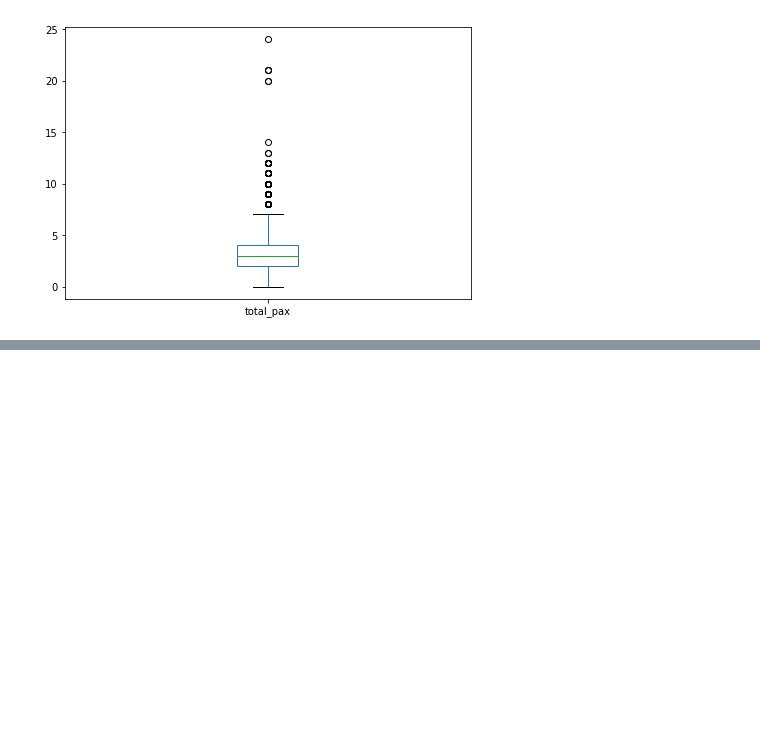
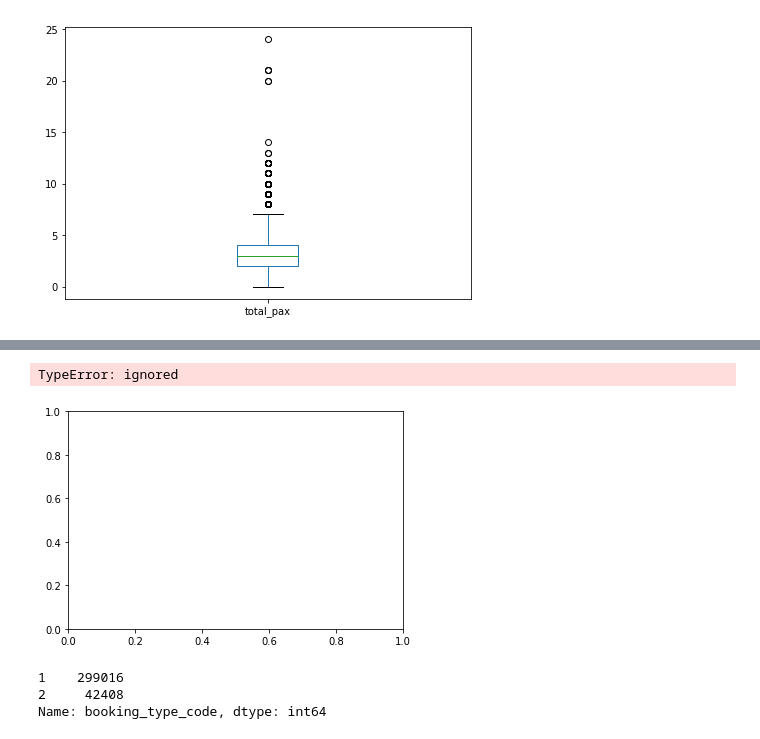
Before and after one commit to Ayanlola2002/Analyticsvidyah, a Jupyter notebook: club_mahindra.ipynb, the cells around one changed output, grey strips where cells are left out. Drawn from its saved outputs; the diff is of its cells as text; code cells hidden in the pictures; blank space fills up the shorter version.

```diff
--- a/club_mahindra.ipynb
+++ b/club_mahindra.ipynb
@@ -508,0 +532,20 @@ plt.show()
+# %%
+# let's plot a histogram with the fitted parameters used by the function
+sns.distplot(df_train['member_age_buckets'] , fit=norm);
+# get mean and standard deviation
+(mu, sigma) = norm.fit(df_train['member_age_buckets'])
+# add legends to the plot
+plt.legend(['Normal dist. ($\mu=$ {:.2f} and $\sigma=$ {:.2f} )'.format(mu, sigma)],
+            loc='best')
+plt.ylabel('Frequency')
+plt.title('amount');
+# %% [output]
+TypeError: ignored
+[figure, added]
+# %%
+#booking_type_code
+df_train['booking_type_code'].value_counts()
+# %% [output]
+1    299016
+2     42408
+Name: booking_type_code, dtype: int64
```
Also changed, not shown: parts of 9 cells of this notebook.
